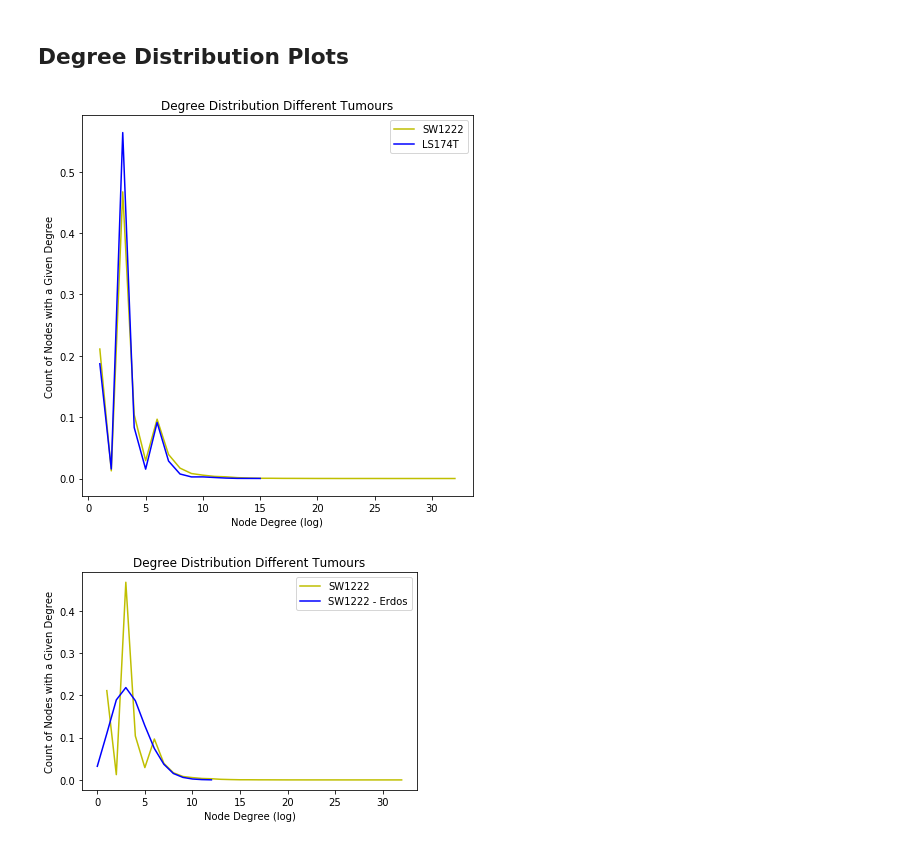
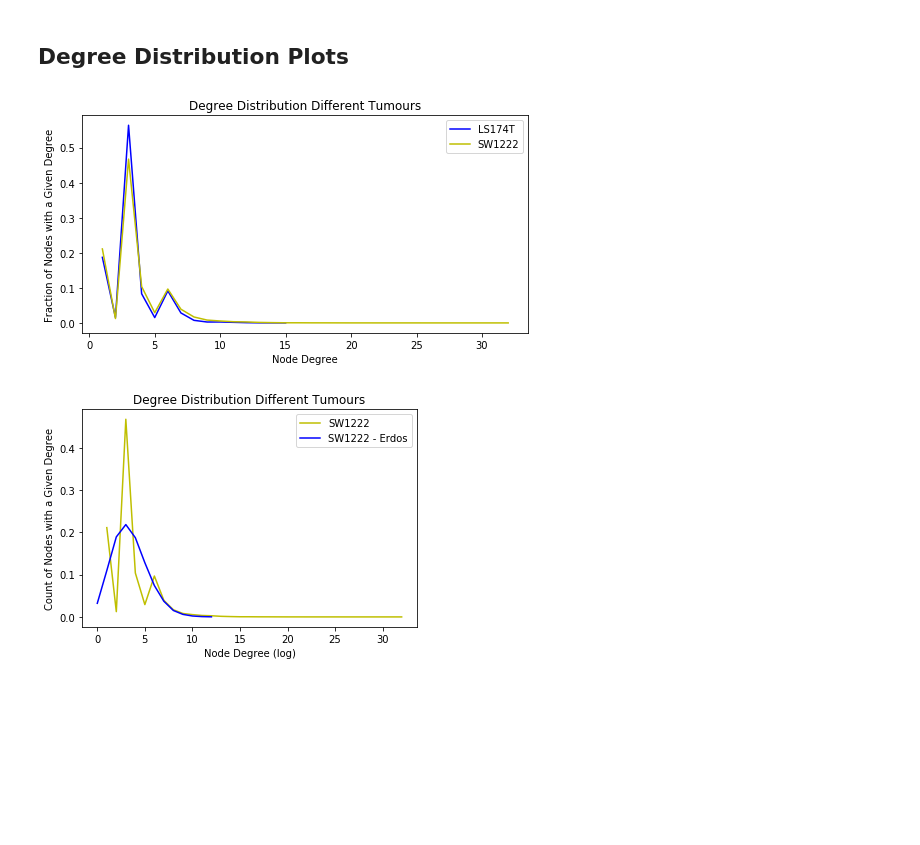
Before and after one commit to magdyksaleh/cs224w_ssm, a Jupyter notebook: notebooks/prelimAnalysis.ipynb, the cells around one changed output. Drawn from its saved outputs; the diff is of its cells as text; code cells hidden in the pictures; blank space fills up the shorter version.

```diff
--- a/notebooks/prelimAnalysis.ipynb
+++ b/notebooks/prelimAnalysis.ipynb
@@ -67,18 +67,18 @@ X_ER_Mes, Y_ER_Mes = getDataPointsToPlot(G_ER_Mes)
 # %% [markdown]
 ## Degree Distribution Plots
 # %%
+plt.plot(X_LS174T, Y_LS174T, color = 'b', label = 'LS174T')
 plt.plot(X_SW1222, Y_SW1222, color = 'y', label = 'SW1222')
-plt.plot(X_LS174T, Y_LS174T, color = 'b', label = 'LS174T')
-plt.xlabel('Node Degree (log)')
-plt.ylabel('Count of Nodes with a Given Degree')
+plt.xlabel('Node Degree')
+plt.ylabel('Fraction of Nodes with a Given Degree')
 plt.title('Degree Distribution Different Tumours')
 plt.legend()
-plt.gcf().set_figheight(7)
-plt.gcf().set_figwidth(7)
+plt.gcf().set_figheight(4)
+plt.gcf().set_figwidth(8)
 plt.savefig("tumour_deg_dist.pdf")
 plt.show()
 # %% [output]
-[figure, old version]
+[figure, new version]
 # %%
 plt.plot(X_SW1222, Y_SW1222, color = 'y', label = 'SW1222')
 plt.plot(X_ER_SW, Y_ER_SW, color = 'b', label = 'SW1222 - Erdos')
```
Also changed, not shown: 5 other files.
